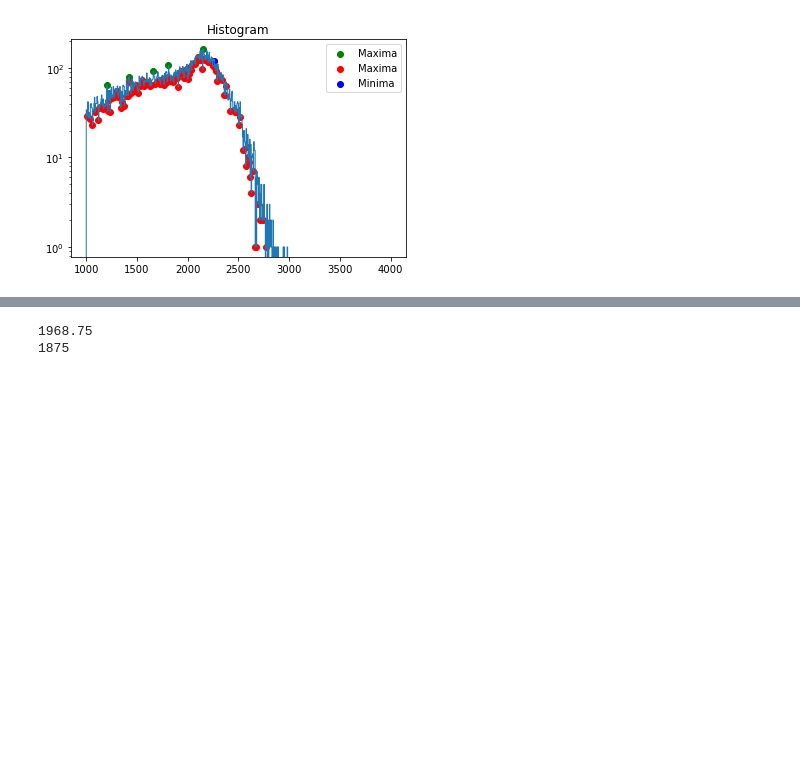
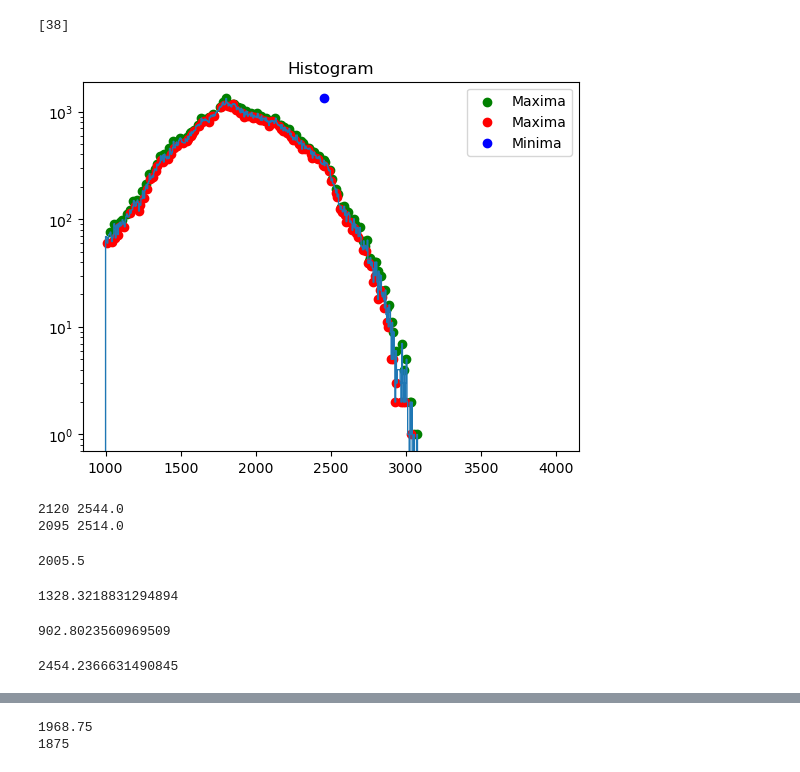
Before and after one commit to akihirohattori/preprocess, a Jupyter notebook: test_smooth.ipynb, the cells around one changed output, grey strips where cells are left out. Cells and saved outputs as stored; diff of their text form; code cells hidden in the pictures; blank space fills up the shorter version.

```diff
--- a/test_smooth.ipynb
+++ b/test_smooth.ipynb
@@ -15,6 +15,10 @@ from pathlib import Path
 # %%
 data = fits.getdata("../output_preprocess/20051024/registration/cor2_st_2486640220_b_reg_.fits")
 #data = fits.getdata("../output_preprocess/20051119/registration/cor1_st_2566178777_b_reg_.fits")
-data = fits.getdata("../output_preprocess/20051022/registration/cor2_st_2481909443_b_reg_.fits")
+#data = fits.getdata("../output_preprocess/20051022/registration/cor2_st_2481909443_b_reg_.fits")
 #data = fits.getdata("../output_preprocess/20051022/registration/cor2_st_2483136492_b_reg_.fits")
 #data = fits.getdata("../output_preprocess/20051103/registration/cor1_st_2516090882_b_reg_.fits")
+#data = fits.getdata("../output_preprocess/20050923/registration/cor2_st_2400976952_b_reg_.fits")
+# data = fits.getdata("../output_preprocess/20051013/registration/cor1_st_2456105349_b_reg_.fits")
+# data = fits.getdata("../output_preprocess/20050917/registration/cor2_st_2385559680_b_reg_.fits")
+data = fits.getdata("../output_preprocess/20050925/registration/cor2_st_2406717897_b_reg_.fits")
@@ -56,30 +53,62 @@ def find_greater_than_100_and_second_smallest_difference(value, lst):
 
     return result_element
 # %%
+
 histogram, bin_edges = np.histogram(data.flatten(), bins = 600, range = (1000, 4000))
 # ヒストグラムをプロットする
 plt.hist(data.flatten(), bins = 600, range = (1000, 4000), log = True, histtype="step")
 plt.title('Histogram')
 # 極大値と極小値の位置を見つける
-maxima_positions = signal.argrelmax(histogram.flatten(), order=16)[0]
+maxima_positions = signal.argrelmax(histogram.flatten(), order=1)[0]
 minima_positions = signal.argrelmin(histogram.flatten(), order=1)[0]
 #極大値から一番近い極小値の位置と値を求める
 place = np.argmax(histogram[maxima_positions])
-value = (maxima_positions[place] * 5) + 1000
+value = ((maxima_positions[place] * 5) + 1000)
 minima_val = (minima_positions * 5)+1000
-closest_value = min(filter(lambda x: x > value, (minima_positions * 5)+1000), key=lambda x: abs(value - x), default=None)
+maxima_val = (maxima_positions * 5)+1000
+closest_value = min((x for x in maxima_val if value + 100 < x <= value + 400), key=lambda x: abs(x - value), default=value) * 1.05
+filtered_values = [x for x in (maxima_positions * 5) + 1000 if x < value]
+max_below_value = max(filtered_values, default=None)
 #result = find_greater_than_100_and_second_smallest_difference(value, (minima_positions * 5) + 1000)
-result = find_greater_than_100_and_smallest_difference(value, (minima_positions * 5) + 1000)
-indices = np.where(minima_val == result)[0]
-
+# result = find_greater_than_100_and_smallest_difference(value, (minima_positions * 5) + 1000)
+result = closest_value
+indices = np.where(maxima_val == max_below_value)[0]
+print(indices)
 plt.scatter((maxima_positions * 5) + 1000, histogram[maxima_positions], color='g', label='Maxima')
 plt.scatter((minima_positions * 5) + 1000, histogram[minima_positions], color='r', label='Maxima')
-plt.scatter(result, histogram[minima_positions[indices]], color='b', label='Minima')
+plt.scatter(2451 , histogram[maxima_positions[place]], color='b', label='Minima')
 plt.legend()
 plt.yscale('log')
 # sns.histplot(data.flatten(), kde = True, bins = 600)
 # plt.xlim(2000, 3500)
-plt.savefig("order_16.pdf")
+# plt.savefig("order_16.pdf")
 plt.show()
 # %% [output]
+[38]
-[figure, old version]
+[figure, new version]
+# %%
+place = np.argmax(histogram[maxima_positions])
+value = ((maxima_positions[place] * 5) + 1000)
+print(value, value*1.2)
+filtered_values = [x for x in (maxima_positions * 5) + 1000 if x < value]
+max_below_value = max(filtered_values, default=None)
+print(max_below_value, max_below_value * 1.2)
+# %% [output]
+2120 2544.0
+2095 2514.0
+# %%
+print(closest_value)
+# %% [output]
+2005.5
+# %%
+np.mean(data)
+# %% [output]
+1328.3218831294894
+# %%
+np.std(data)
+# %% [output]
+902.8023560969509
+# %%
+print((np.mean(data)+np.std(data))*1.1)
+# %% [output]
+2454.2366631490845
```
Also changed, not shown: parts of 6 cells of this notebook, 24 other files.
